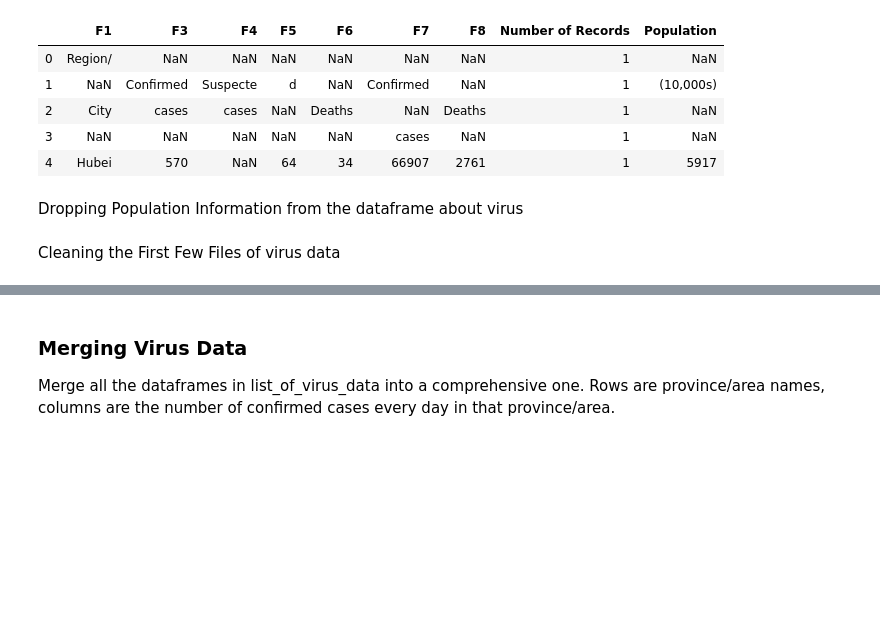
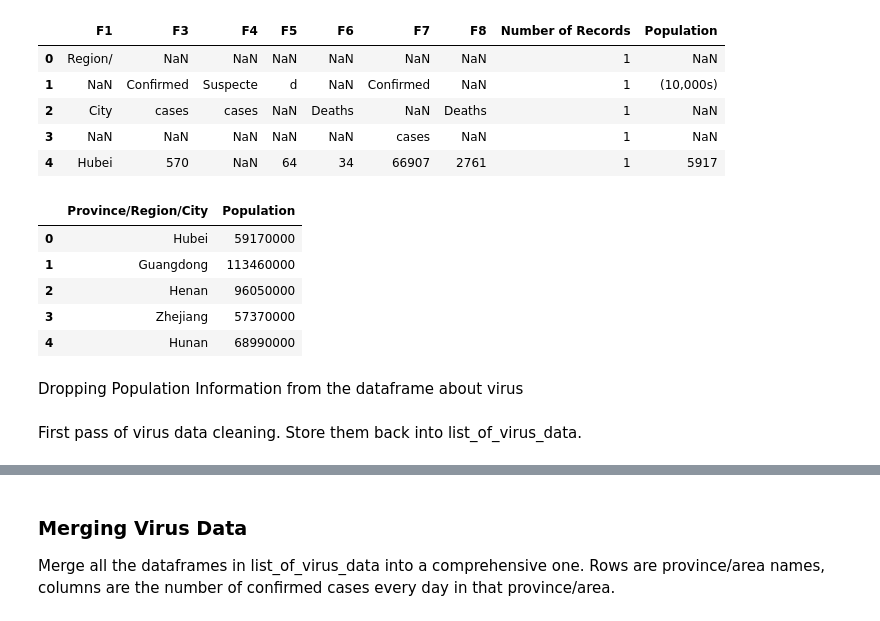
Before and after one commit to Alphaaaaabet/Regional-Economic-Status-and-COVID-19-Spread-Speed-in-China, a Jupyter notebook: FinalProject_group044.ipynb, the cells around one changed output, grey strips where cells are left out. Cells and saved outputs as stored; diff of their text form; code cells hidden in the pictures; blank space fills up the shorter version.

```diff
--- a/FinalProject_group044.ipynb
+++ b/FinalProject_group044.ipynb
@@ -360,6 +375,15 @@ population_from_WHO_report =population_from_WHO_report.reset_index(drop=True)
 # Multiply populatino by 10000 for each province/region, since the unit is 10000
 population_from_WHO_report = population_from_WHO_report.astype({'Population': 'int'})
 population_from_WHO_report["Population"] = population_from_WHO_report["Population"] * 10000
+# %%
+population_from_WHO_report.head()
+# %% [output]
+|  | Province/Region/City | Population |
+| 0 | Hubei | 59170000 |
+| 1 | Guangdong | 113460000 |
+| 2 | Henan | 96050000 |
+| 3 | Zhejiang | 57370000 |
+| 4 | Hunan | 68990000 |
 # %% [markdown]
 Dropping Population Information from the dataframe about virus
 # %%
@@ -368,5 +392,5 @@ for i in range (0,len(list_of_virus_data)):
         list_of_virus_data[i] = drop_population_column(list_of_virus_data[i])
     except:
         pass
-# %% [markdown]
-Cleaning the First Few Files of virus data
+# %% [markdown]
+First pass of virus data cleaning. Store them back into list_of_virus_data.
```
Also changed, not shown: parts of 37 cells of this notebook, 1 other file.
